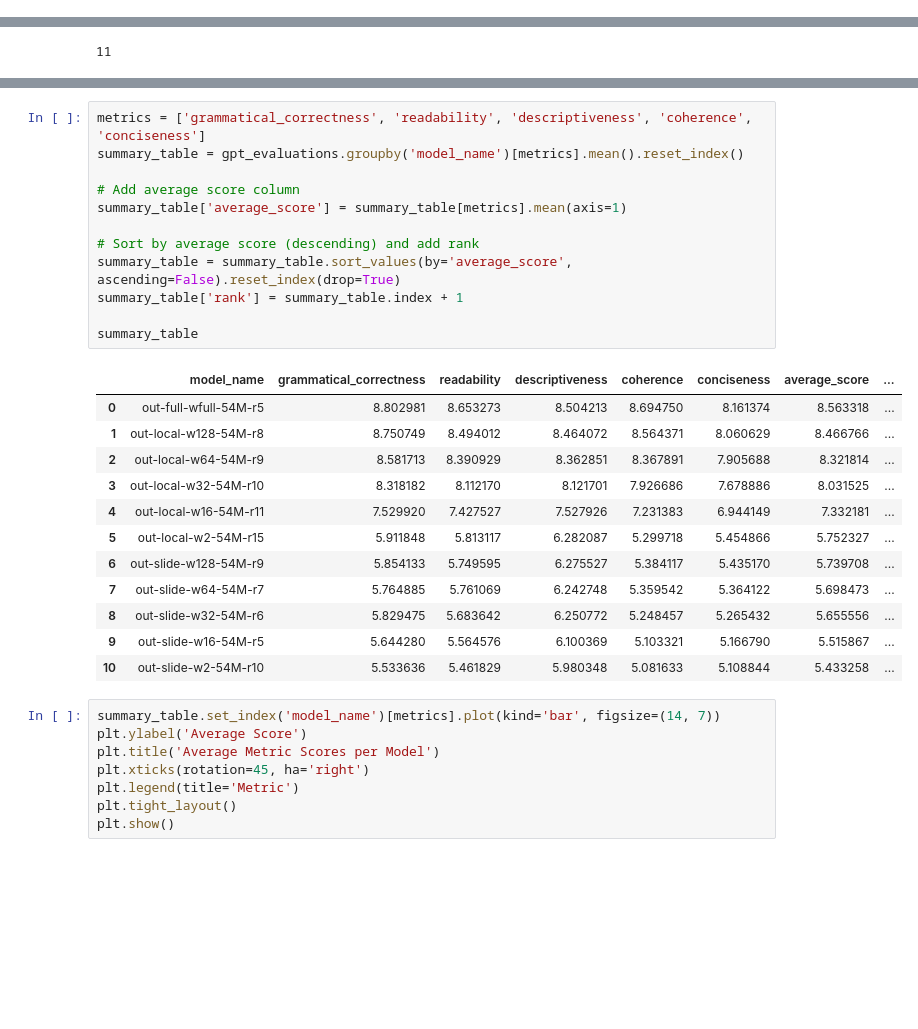
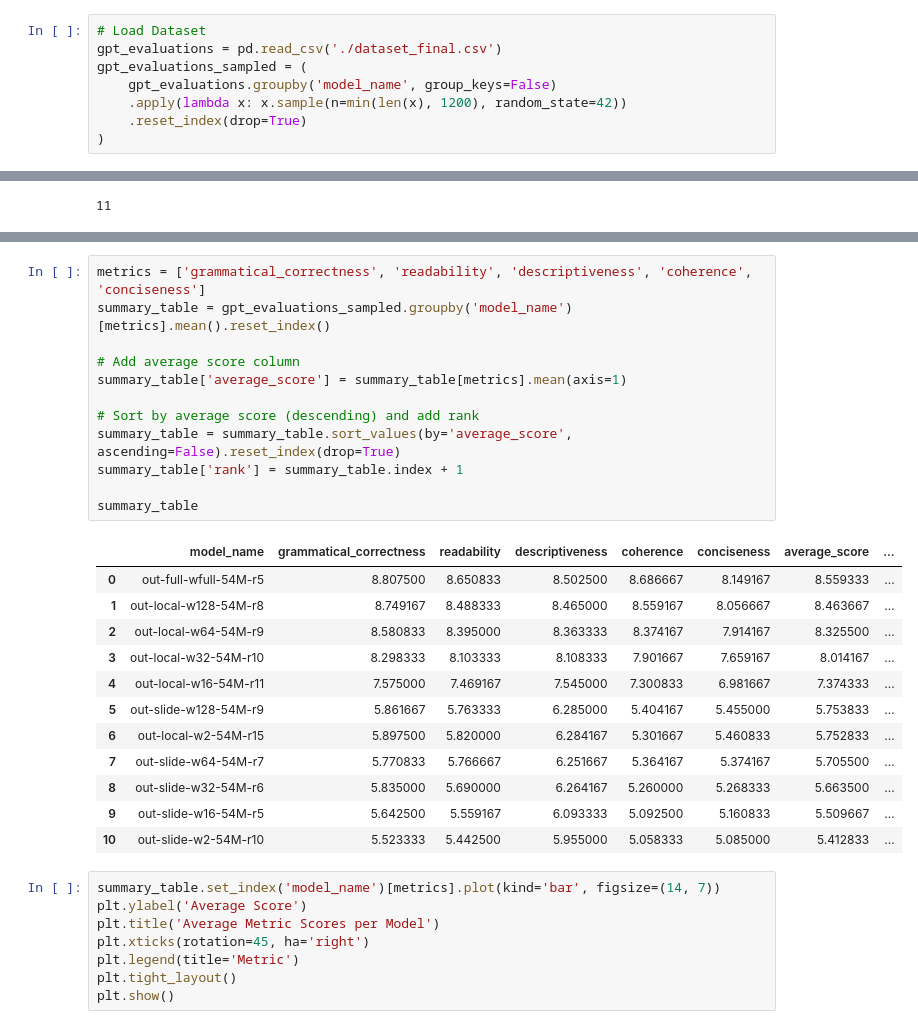
Before and after one commit to Danvictorgithub/gpt-evaluation, a Jupyter notebook: main.ipynb, the cells around one changed output, grey strips where cells are left out. Drawn from its saved outputs; the diff is of its cells as text; blank space fills up the shorter version.

```diff
--- a/main.ipynb
+++ b/main.ipynb
@@ -8,0 +6,8 @@ gpt_evaluations = pd.read_csv('./dataset_final.csv')
+# %%
+# Load Dataset
+gpt_evaluations = pd.read_csv('./dataset_final.csv')
+gpt_evaluations_sampled = (
+    gpt_evaluations.groupby('model_name', group_keys=False)
+    .apply(lambda x: x.sample(n=min(len(x), 1200), random_state=42))
+    .reset_index(drop=True)
+)
@@ -60,28 +82,28 @@ display(summary_table.style.hide(axis="index"))
 # %%
 metrics = ['grammatical_correctness', 'readability', 'descriptiveness', 'coherence', 'conciseness']
-summary_table = gpt_evaluations.groupby('model_name')[metrics].mean().reset_index()
+summary_table = gpt_evaluations_sampled.groupby('model_name')[metrics].mean().reset_index()
 
 # Add average score column
 summary_table['average_score'] = summary_table[metrics].mean(axis=1)
 
 # Sort by average score (descending) and add rank
 summary_table = summary_table.sort_values(by='average_score', ascending=False).reset_index(drop=True)
 summary_table['rank'] = summary_table.index + 1
 
 summary_table
 # %% [output]
 |  | model_name | grammatical_correctness | readability | descriptiveness | coherence | conciseness | average_score | ... |
-| 0 | out-full-wfull-54M-r5 | 8.802981 | 8.653273 | 8.504213 | 8.694750 | 8.161374 | 8.563318 | ... |
-| 1 | out-local-w128-54M-r8 | 8.750749 | 8.494012 | 8.464072 | 8.564371 | 8.060629 | 8.466766 | ... |
-| 2 | out-local-w64-54M-r9 | 8.581713 | 8.390929 | 8.362851 | 8.367891 | 7.905688 | 8.321814 | ... |
-| 3 | out-local-w32-54M-r10 | 8.318182 | 8.112170 | 8.121701 | 7.926686 | 7.678886 | 8.031525 | ... |
-| 4 | out-local-w16-54M-r11 | 7.529920 | 7.427527 | 7.527926 | 7.231383 | 6.944149 | 7.332181 | ... |
-| 5 | out-local-w2-54M-r15 | 5.911848 | 5.813117 | 6.282087 | 5.299718 | 5.454866 | 5.752327 | ... |
-| 6 | out-slide-w128-54M-r9 | 5.854133 | 5.749595 | 6.275527 | 5.384117 | 5.435170 | 5.739708 | ... |
-| 7 | out-slide-w64-54M-r7 | 5.764885 | 5.761069 | 6.242748 | 5.359542 | 5.364122 | 5.698473 | ... |
-| 8 | out-slide-w32-54M-r6 | 5.829475 | 5.683642 | 6.250772 | 5.248457 | 5.265432 | 5.655556 | ... |
-| 9 | out-slide-w16-54M-r5 | 5.644280 | 5.564576 | 6.100369 | 5.103321 | 5.166790 | 5.515867 | ... |
-| 10 | out-slide-w2-54M-r10 | 5.533636 | 5.461829 | 5.980348 | 5.081633 | 5.108844 | 5.433258 | ... |
+| 0 | out-full-wfull-54M-r5 | 8.807500 | 8.650833 | 8.502500 | 8.686667 | 8.149167 | 8.559333 | ... |
+| 1 | out-local-w128-54M-r8 | 8.749167 | 8.488333 | 8.465000 | 8.559167 | 8.056667 | 8.463667 | ... |
+| 2 | out-local-w64-54M-r9 | 8.580833 | 8.395000 | 8.363333 | 8.374167 | 7.914167 | 8.325500 | ... |
+| 3 | out-local-w32-54M-r10 | 8.298333 | 8.103333 | 8.108333 | 7.901667 | 7.659167 | 8.014167 | ... |
+| 4 | out-local-w16-54M-r11 | 7.575000 | 7.469167 | 7.545000 | 7.300833 | 6.981667 | 7.374333 | ... |
+| 5 | out-slide-w128-54M-r9 | 5.861667 | 5.763333 | 6.285000 | 5.404167 | 5.455000 | 5.753833 | ... |
+| 6 | out-local-w2-54M-r15 | 5.897500 | 5.820000 | 6.284167 | 5.301667 | 5.460833 | 5.752833 | ... |
+| 7 | out-slide-w64-54M-r7 | 5.770833 | 5.766667 | 6.251667 | 5.364167 | 5.374167 | 5.705500 | ... |
+| 8 | out-slide-w32-54M-r6 | 5.835000 | 5.690000 | 6.264167 | 5.260000 | 5.268333 | 5.663500 | ... |
+| 9 | out-slide-w16-54M-r5 | 5.642500 | 5.559167 | 6.093333 | 5.092500 | 5.160833 | 5.509667 | ... |
+| 10 | out-slide-w2-54M-r10 | 5.523333 | 5.442500 | 5.955000 | 5.058333 | 5.085000 | 5.412833 | ... |
 # %%
 summary_table.set_index('model_name')[metrics].plot(kind='bar', figsize=(14, 7))
 plt.ylabel('Average Score')
```
Also changed, not shown: parts of 9 cells of this notebook.
